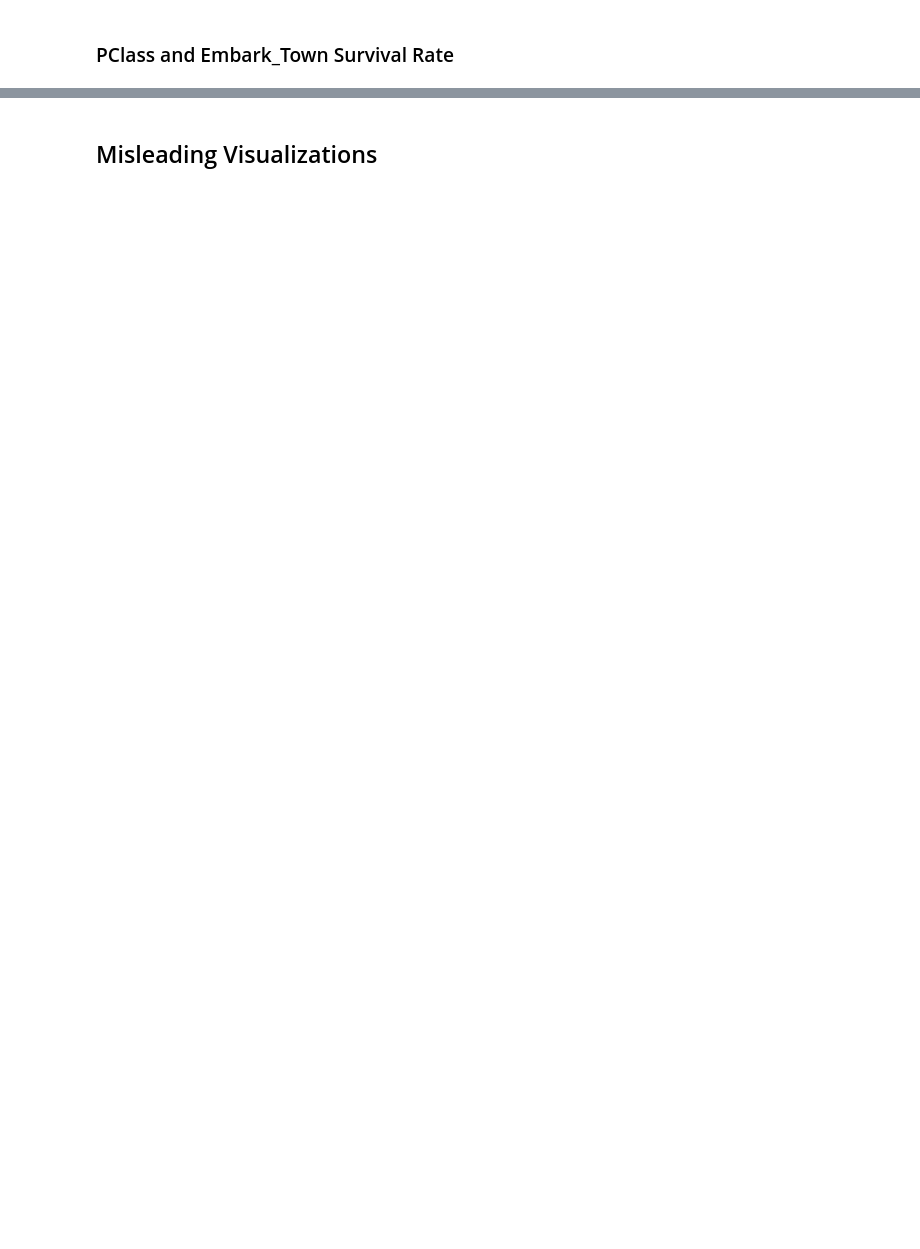
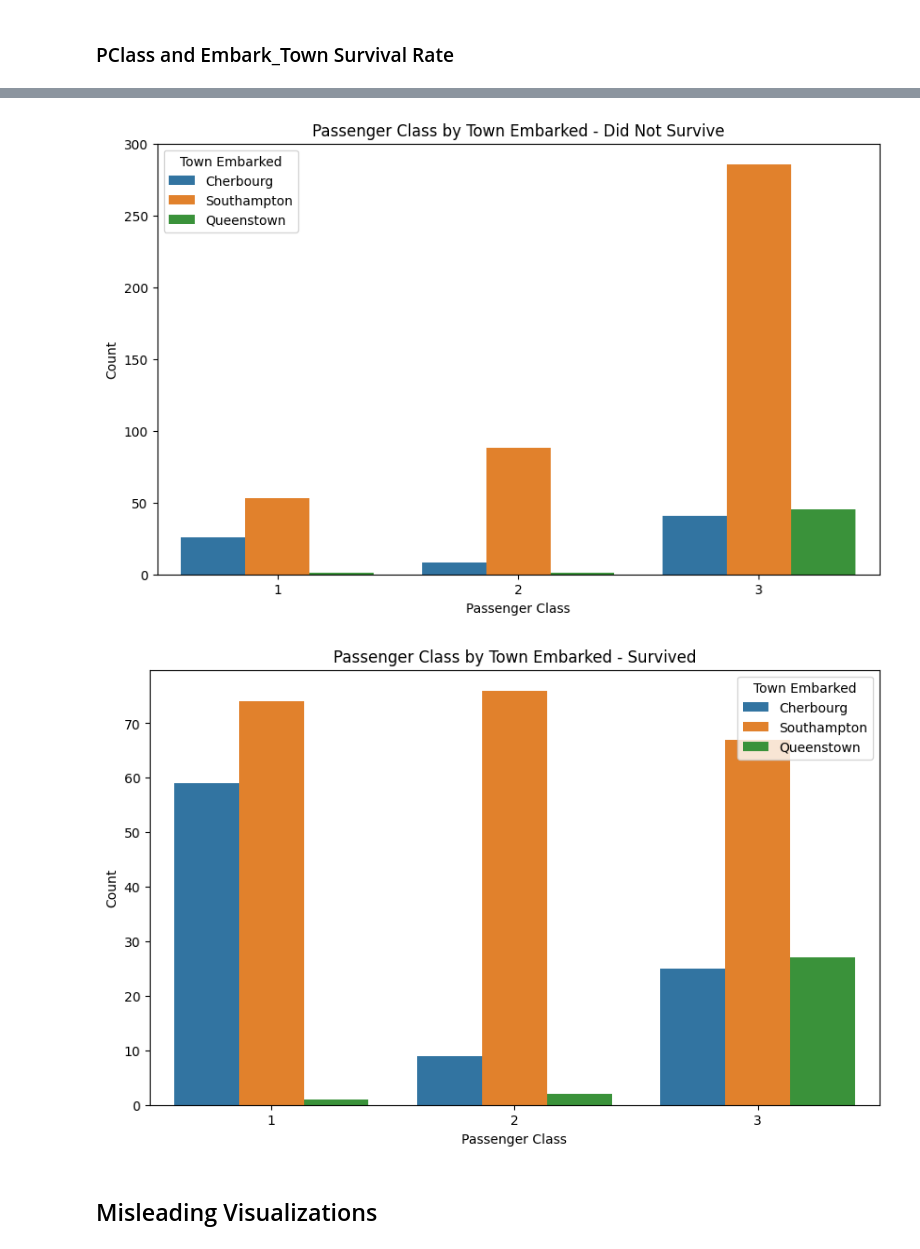
Before and after one commit to chance-roberts/DATA6550-Visualization, a Jupyter notebook: Code/Roberts/RobertsC_Visualization.ipynb, the cells around one changed output, grey strips where cells are left out. Saved outputs shown, nothing was run; the diff lists cells and outputs as text; code cells hidden in the pictures; blank space fills up the shorter version.

```diff
--- a/Code/Roberts/RobertsC_Visualization.ipynb
+++ b/Code/Roberts/RobertsC_Visualization.ipynb
@@ -245,3 +277,17 @@ plt.show()
+# %%
+#Plot PClass and Embark_Town based on survival status
+survival_status = ['Did Not Survive', 'Survived']
+for i in range(0,2):
+    plt.figure(figsize=(10, 6))
+    sns.countplot(data=titanic[titanic['survived'] == i], x='pclass', hue='embark_town', hue_order = ['Cherbourg', 'Southampton', 'Queenstown'])
+    plt.title(f'Passenger Class by Town Embarked - {survival_status[i]}')
+    plt.xlabel('Passenger Class')
+    plt.ylabel('Count')
+    plt.legend(title='Town Embarked')
+    plt.show()
+# %% [output]
+[figure, added]
+[figure, added]
 # %% [markdown]
 ## Misleading Visualizations
 # %% [markdown]
```
Also changed, not shown: parts of 6 cells of this notebook.
